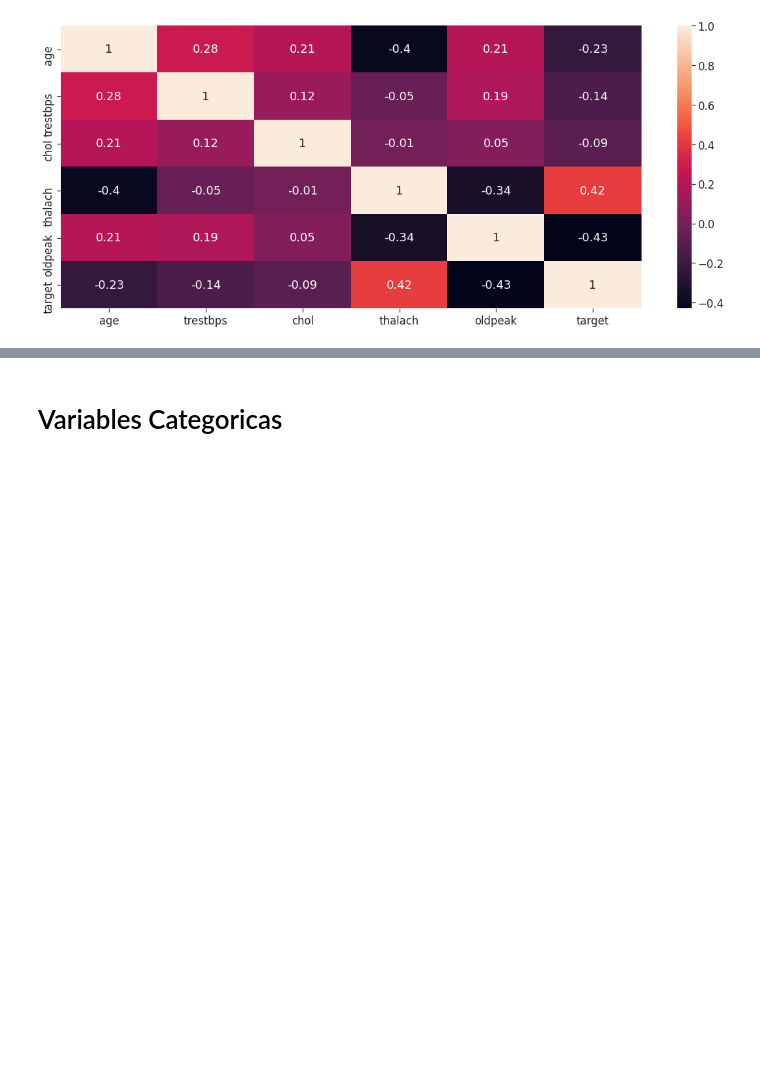
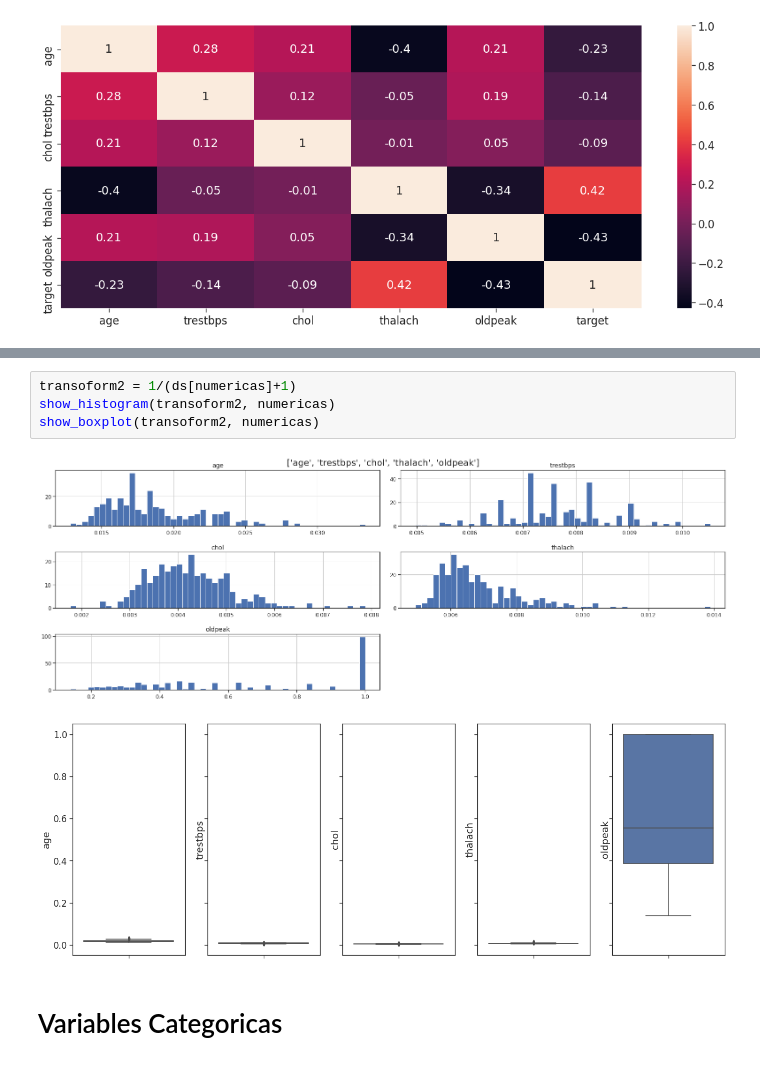
Before and after one commit to AguAcerbo/Carrera-de-Especializacion-en-IA, a Jupyter notebook: B3-Machine_Learning/Clase_5/Clase5_AprendizajeMaquina.ipynb, the cells around one changed output, grey strips where cells are left out. Drawn from its saved outputs; the diff is of its cells as text; blank space fills up the shorter version.

```diff
--- a/B3-Machine_Learning/Clase_5/Clase5_AprendizajeMaquina.ipynb
+++ b/B3-Machine_Learning/Clase_5/Clase5_AprendizajeMaquina.ipynb
@@ -221,3 +230,10 @@ sns.heatmap(data=correlation_matrix, annot=True,ax=axes);
+# %%
+transoform2 = 1/(ds[numericas]+1)
+show_histogram(transoform2, numericas)
+show_boxplot(transoform2, numericas)
+# %% [output]
+[figure, added]
+[figure, added]
 # %% [markdown]
 # Variables Categoricas
 # %%
```
Also changed, not shown: parts of 24 cells of this notebook.
